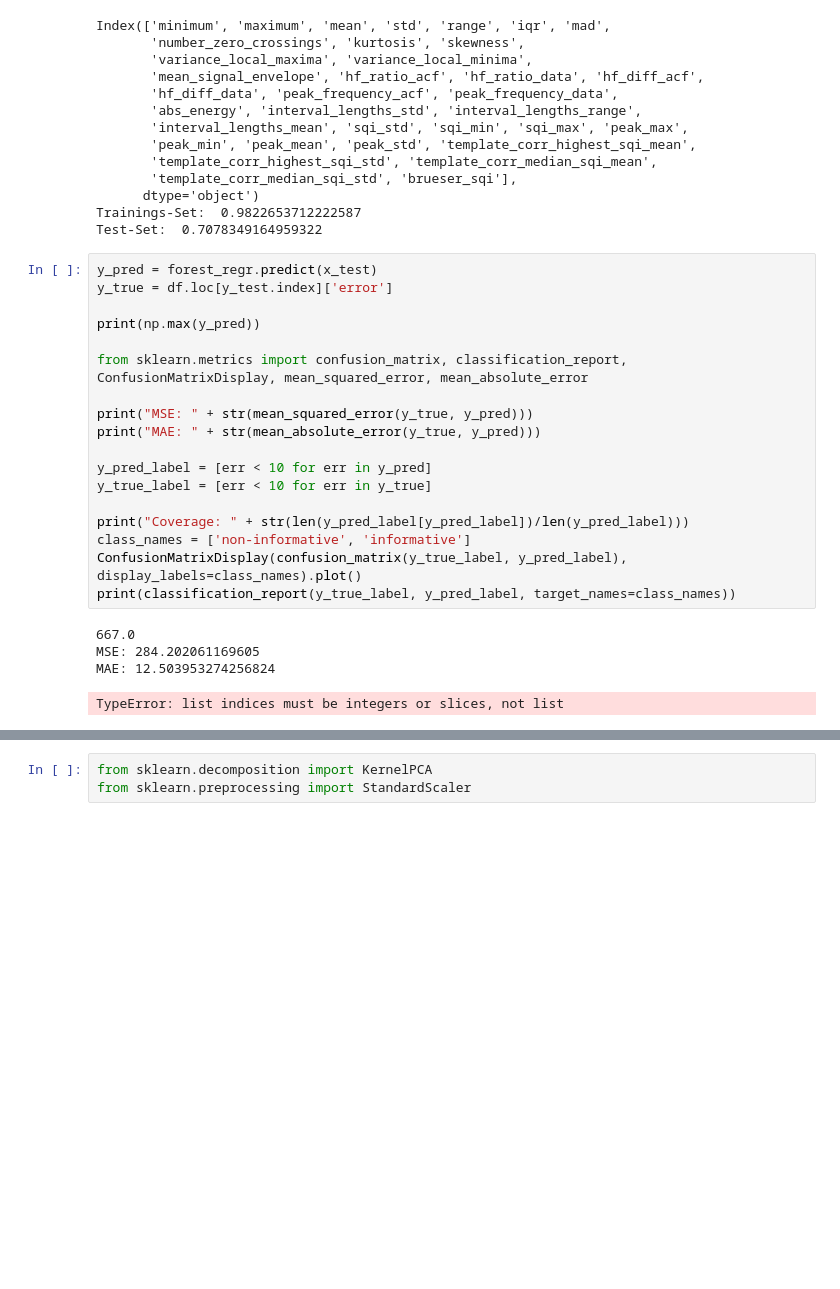
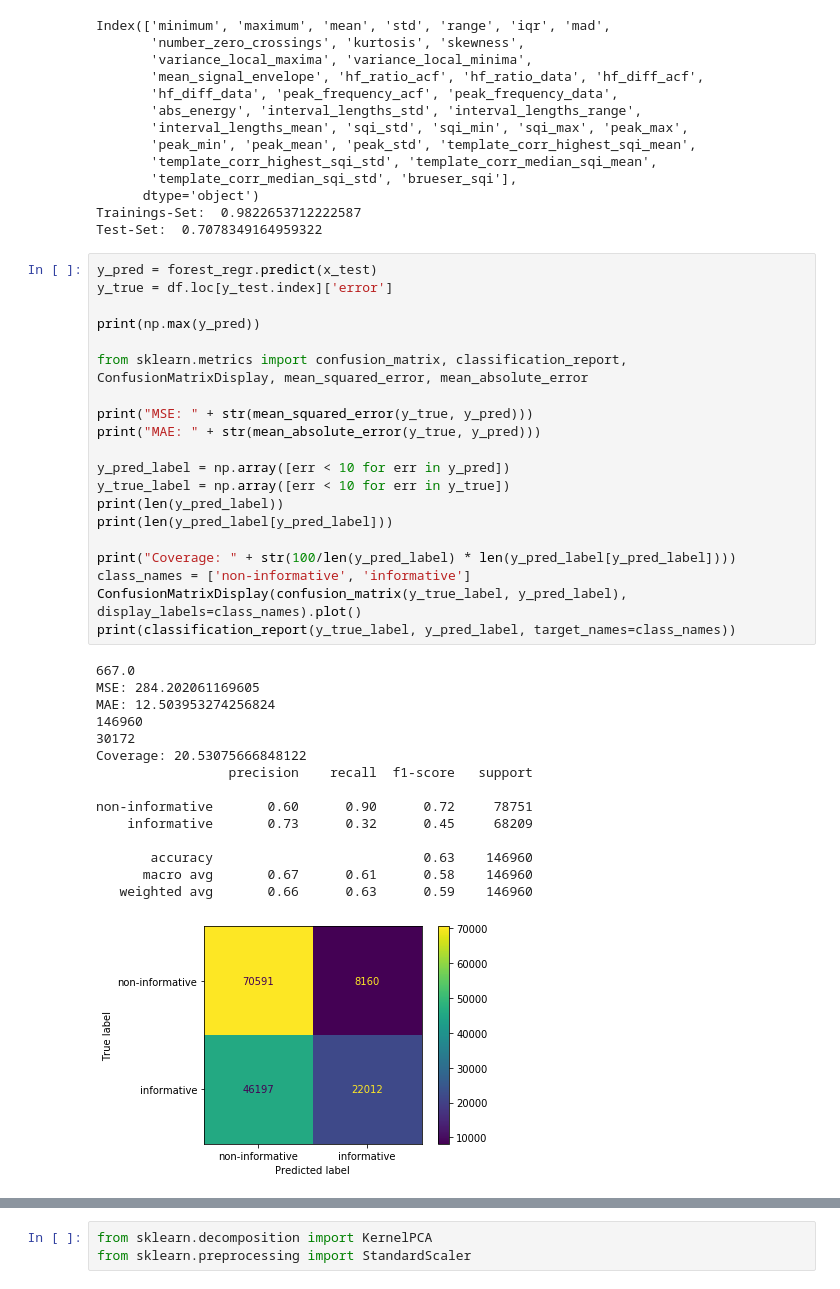
Before and after one commit to Zianor/Bachelorarbeit, a Jupyter notebook: Implementation/src/notebooks/own_features.ipynb, the cells around one changed output, grey strips where cells are left out. Saved outputs shown, nothing was run; the diff lists cells and outputs as text; blank space fills up the shorter version.

```diff
--- a/Implementation/src/notebooks/own_features.ipynb
+++ b/Implementation/src/notebooks/own_features.ipynb
@@ -162,26 +162,39 @@ Test-Set:  0.7078349164959322
 # %%
 y_pred = forest_regr.predict(x_test)
 y_true = df.loc[y_test.index]['error']
 
 print(np.max(y_pred))
 
 from sklearn.metrics import confusion_matrix, classification_report, ConfusionMatrixDisplay, mean_squared_error, mean_absolute_error
 
 print("MSE: " + str(mean_squared_error(y_true, y_pred)))
 print("MAE: " + str(mean_absolute_error(y_true, y_pred)))
 
-y_pred_label = [err < 10 for err in y_pred]
-y_true_label = [err < 10 for err in y_true]
+y_pred_label = np.array([err < 10 for err in y_pred])
+y_true_label = np.array([err < 10 for err in y_true])
+print(len(y_pred_label))
+print(len(y_pred_label[y_pred_label]))
 
-print("Coverage: " + str(len(y_pred_label[y_pred_label])/len(y_pred_label)))
+print("Coverage: " + str(100/len(y_pred_label) * len(y_pred_label[y_pred_label])))
 class_names = ['non-informative', 'informative']
 ConfusionMatrixDisplay(confusion_matrix(y_true_label, y_pred_label), display_labels=class_names).plot()
 print(classification_report(y_true_label, y_pred_label, target_names=class_names))
 # %% [output]
 667.0
 MSE: 284.202061169605
 MAE: 12.503953274256824
+146960
+30172
+Coverage: 20.53075666848122
+                 precision    recall  f1-score   support
+
+non-informative       0.60      0.90      0.72     78751
+    informative       0.73      0.32      0.45     68209
+
+       accuracy                           0.63    146960
+      macro avg       0.67      0.61      0.58    146960
+   weighted avg       0.66      0.63      0.59    146960
-TypeError: list indices must be integers or slices, not list
+[figure, added]
 # %%
 importances = forest_regr.feature_importances_
 indices = np.argsort(importances)[::-1]
```
Also changed, not shown: parts of 4 cells of this notebook, 1 other file.
